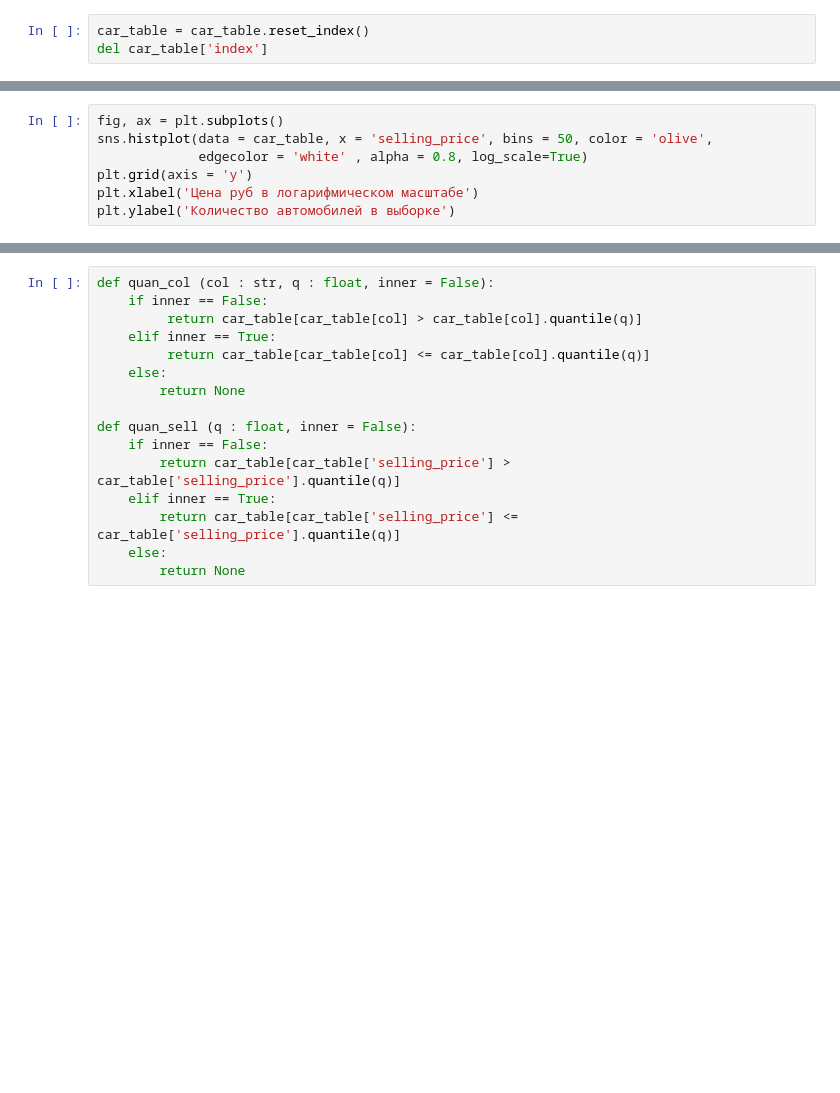
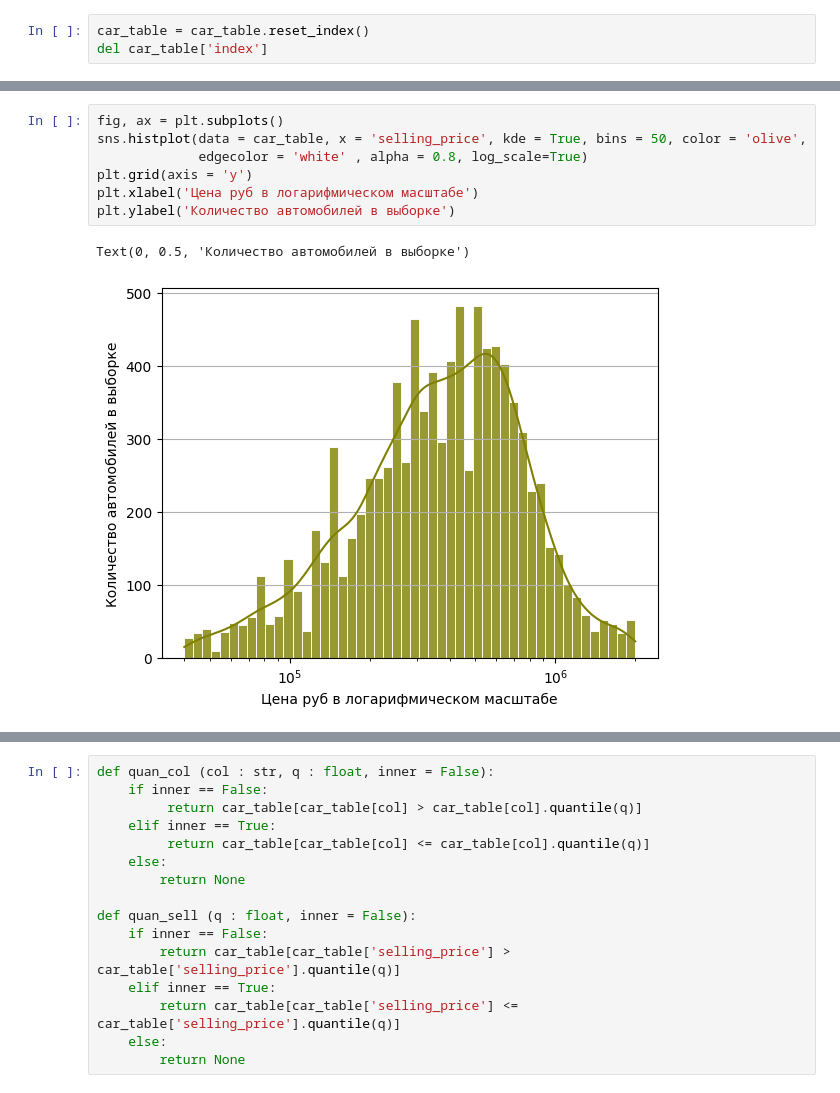
Before and after one commit to LlirikOknessu/tpu-8e21-ai-basis, a Jupyter notebook: Racheev/EDA_Racheev_1.01.ipynb, the cells around one changed output, grey strips where cells are left out. Drawn from its saved outputs; the diff is of its cells as text; blank space fills up the shorter version.

```diff
--- a/Racheev/EDA_Racheev_1.01.ipynb
+++ b/Racheev/EDA_Racheev_1.01.ipynb
@@ -853,9 +899,12 @@ plt.ylabel('Количество автомобилей в выборке')
 # %%
 fig, ax = plt.subplots()
-sns.histplot(data = car_table, x = 'selling_price', bins = 50, color = 'olive',
+sns.histplot(data = car_table, x = 'selling_price', kde = True, bins = 50, color = 'olive',
              edgecolor = 'white' , alpha = 0.8, log_scale=True)
 plt.grid(axis = 'y')
 plt.xlabel('Цена руб в логарифмическом масштабе')
 plt.ylabel('Количество автомобилей в выборке')
+# %% [output]
+Text(0, 0.5, 'Количество автомобилей в выборке')
+[figure, added]
 # %%
 sns.boxplot(car_table['selling_price'])
```
Also changed, not shown: parts of 151 cells of this notebook, 13 other files.
